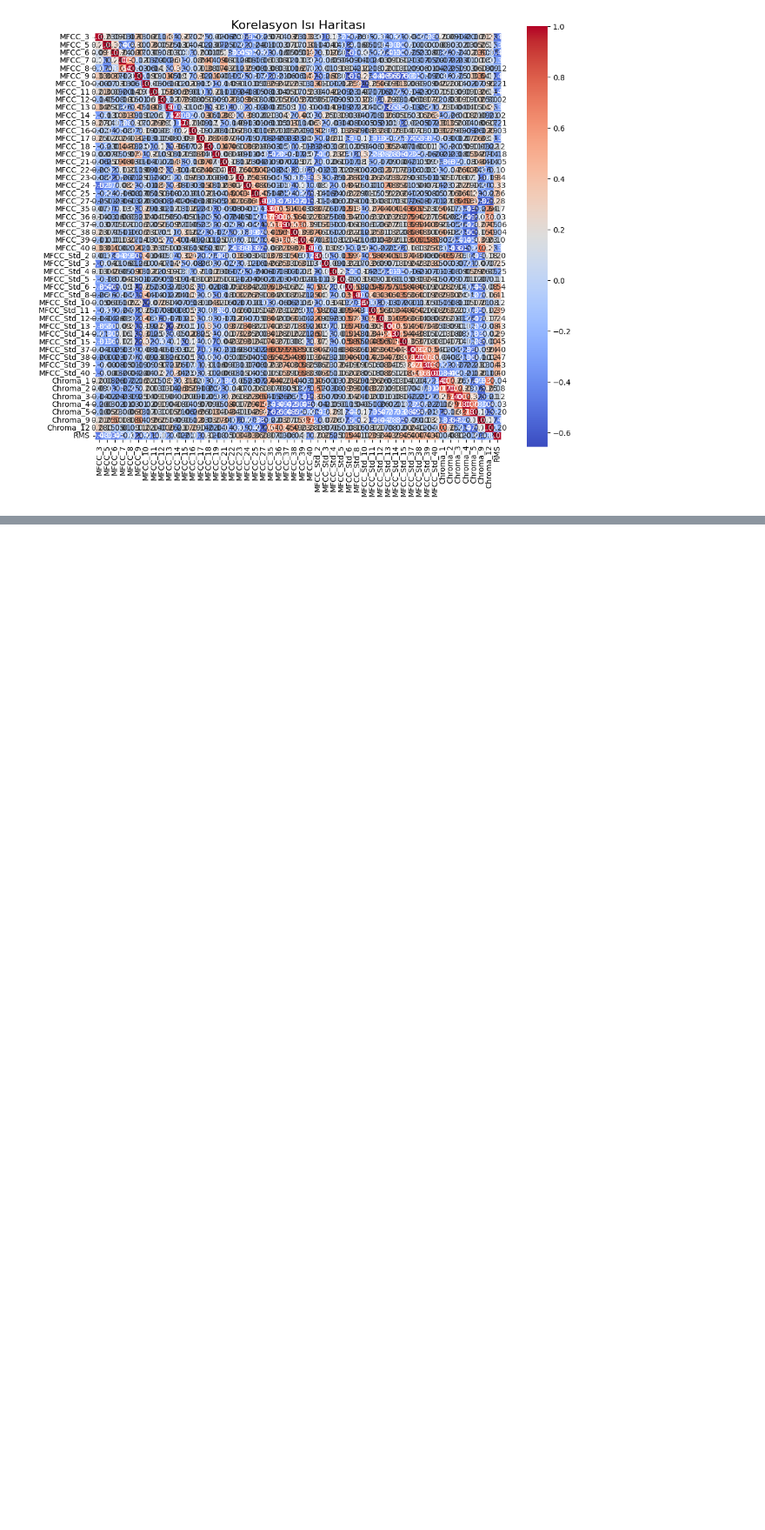
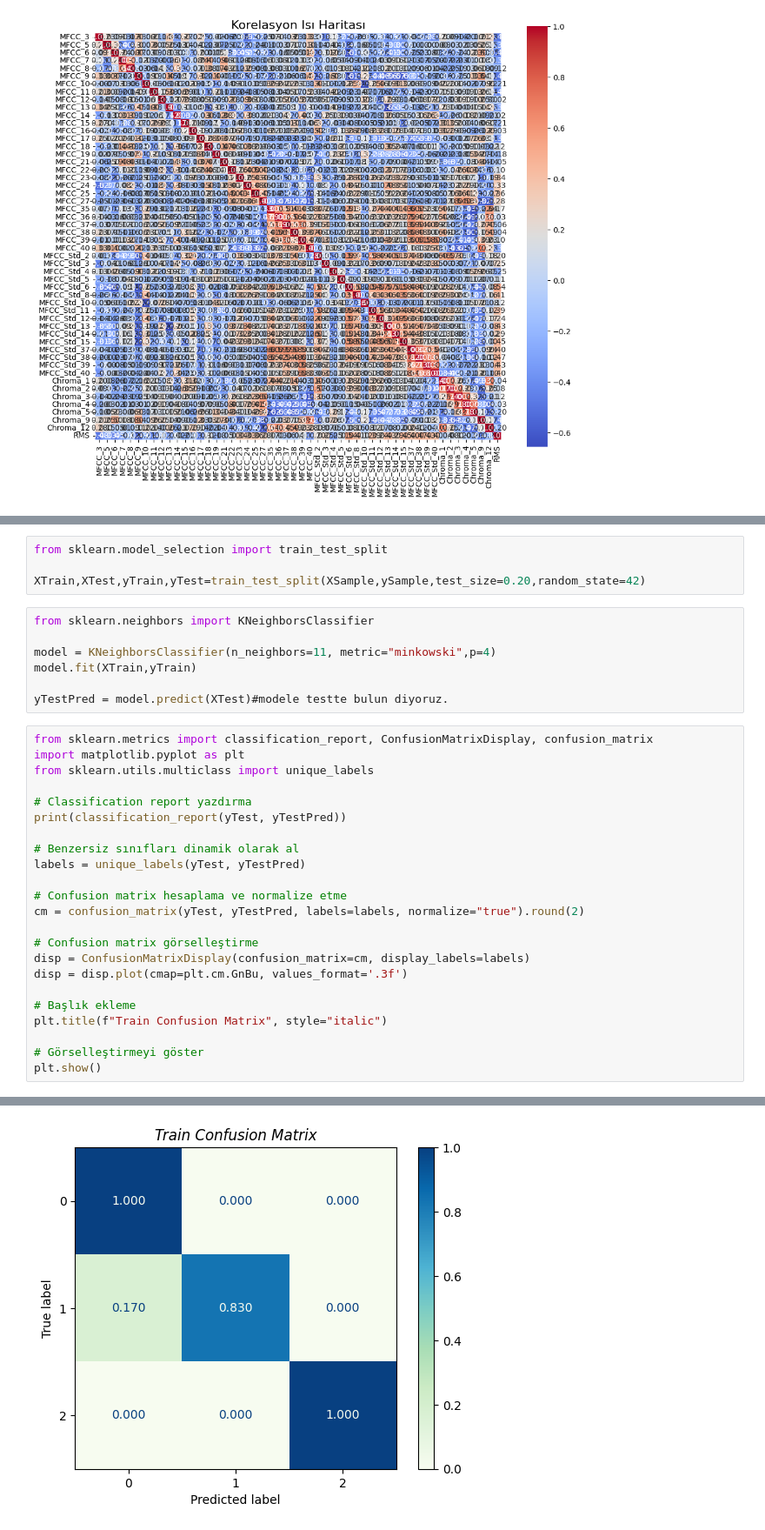
Before and after one commit to iremwacar/VoiceProject, a Jupyter notebook: Model/model.ipynb, the cells around one changed output, grey strips where cells are left out. Shown at 87% size. Drawn from its saved outputs; the diff is of its cells as text; blank space fills up the shorter version.

Commit message:
model commit

```diff
--- a/Model/model.ipynb
+++ b/Model/model.ipynb
@@ -235,0 +251,35 @@ ValueError: 'c' argument must be a color, a sequence of colors, or a sequence of
+# %%
+from sklearn.model_selection import train_test_split
+
+XTrain,XTest,yTrain,yTest=train_test_split(XSample,ySample,test_size=0.20,random_state=42)
+# %%
+from sklearn.neighbors import KNeighborsClassifier
+
+model = KNeighborsClassifier(n_neighbors=11, metric="minkowski",p=4)
+model.fit(XTrain,yTrain)
+
+yTestPred = model.predict(XTest)#modele testte bulun diyoruz.
+# %%
+from sklearn.metrics import classification_report, ConfusionMatrixDisplay, confusion_matrix
+import matplotlib.pyplot as plt
+from sklearn.utils.multiclass import unique_labels
+
+# Classification report yazdırma
+print(classification_report(yTest, yTestPred))
+
+# Benzersiz sınıfları dinamik olarak al
+labels = unique_labels(yTest, yTestPred)
+
+# Confusion matrix hesaplama ve normalize etme
+cm = confusion_matrix(yTest, yTestPred, labels=labels, normalize="true").round(2)
+
+# Confusion matrix görselleştirme
+disp = ConfusionMatrixDisplay(confusion_matrix=cm, display_labels=labels)
+disp = disp.plot(cmap=plt.cm.GnBu, values_format='.3f')
+
+# Başlık ekleme
+plt.title(f"Train Confusion Matrix", style="italic")
+
+# Görselleştirmeyi göster
+plt.show()
+# %% [output]
@@ -235,0 +295 @@ ValueError: 'c' argument must be a color, a sequence of colors, or a sequence of
+[figure, added]
```
Also changed, not shown: parts of 3 cells of this notebook.
